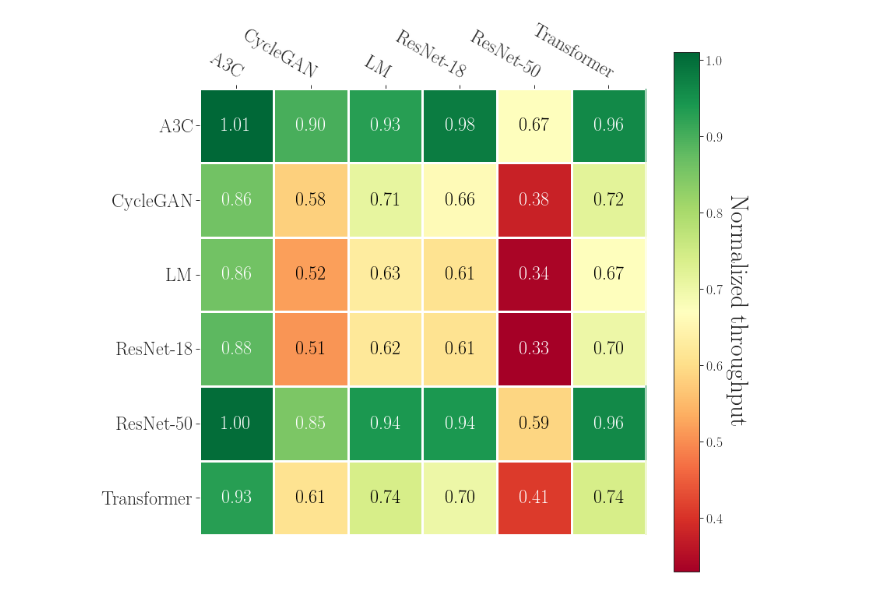
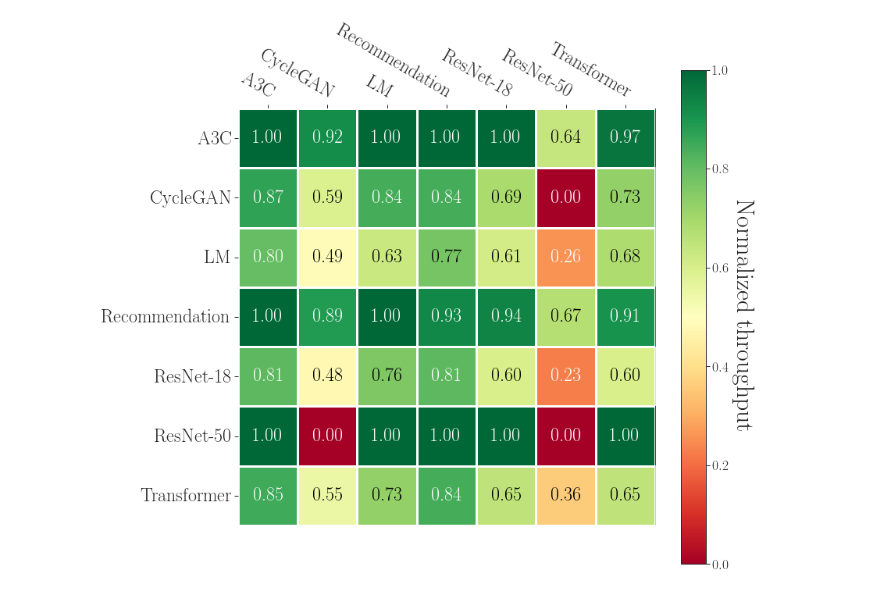
Before and after one commit to stanford-futuredata/gavel, a Jupyter notebook: scheduler/notebooks/colocated_throughput_heatmap.ipynb, the cells around one changed output. Drawn from its saved outputs; the diff is of its cells as text; code cells hidden in the pictures.

Commit message:
Update colocated heatmap notebook to use new oracle throughputs

```diff
--- a/scheduler/notebooks/colocated_throughput_heatmap.ipynb
+++ b/scheduler/notebooks/colocated_throughput_heatmap.ipynb
@@ -30,11 +30,21 @@ paper_rc = {
 sns.set_context("paper", font_scale=2,  rc=paper_rc)
 current_palette = sns.color_palette()
 # %%
-throughputs_file = '../combined_throughputs_with_p100.json'
+throughputs_file = '../oracle_throughputs.json'
 with open(throughputs_file, 'r') as f:
     throughputs = json.load(f)
+# %%
+model_map = {
+    'ResNet-18 (batch size 64)': 'ResNet-18',
+    'ResNet-50 (batch size 128)': 'ResNet-50',
+    'Transformer (batch size 64)': 'Transformer',
+    'Recommendation (batch size 2048)': 'Recommendation',
+    'LM (batch size 20)': 'LM',
+    'A3C': 'A3C',
+    'CycleGAN': 'CycleGAN'
+}
 # %%
-models = sorted(list(set(throughputs['p100'].keys()) - set(['Recommendation'])))
+models = sorted(model_map.keys())
 num_jobs = len(models)
 throughputs_matrix = np.zeros((num_jobs, num_jobs), dtype=np.float32)
 # %%
@@ -124,7 +134,7 @@ def heatmap(data, row_labels, col_labels, ax=None,
 
 
 def get_color(value):
-    if value < 0.5 or value > .8:
+    if value < 0.35 or value > .8:
         return "white"
     return "black"
 
@@ -190,12 +200,13 @@ def annotate_heatmap(im, data=None, valfmt="{x:.2f}",
 # %%
 fig, ax = plt.subplots()
 fig.set_size_inches(12, 10.5)
-im, cbar = heatmap(throughputs_matrix, models, models, ax=ax,
+labels = [model_map[model] for model in models]
+im, cbar = heatmap(throughputs_matrix, labels, labels, ax=ax,
                    cmap="RdYlGn", cbarlabel="Normalized throughput")
 texts = annotate_heatmap(im, valfmt="{x:.2f}")
 fig.tight_layout()
 plt.show()
 # %% [output]
-[figure, old version]
+[figure, new version]
 # %%
 # fig.savefig('heatmap.png', dpi=600)
```
